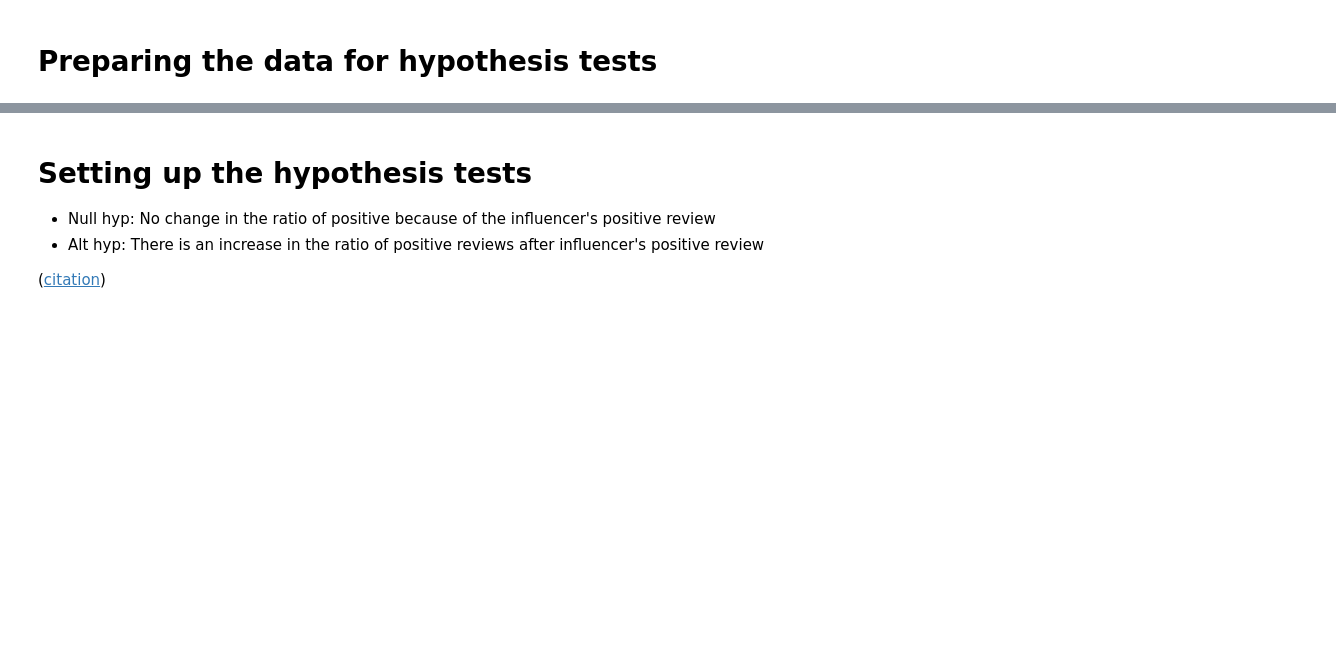
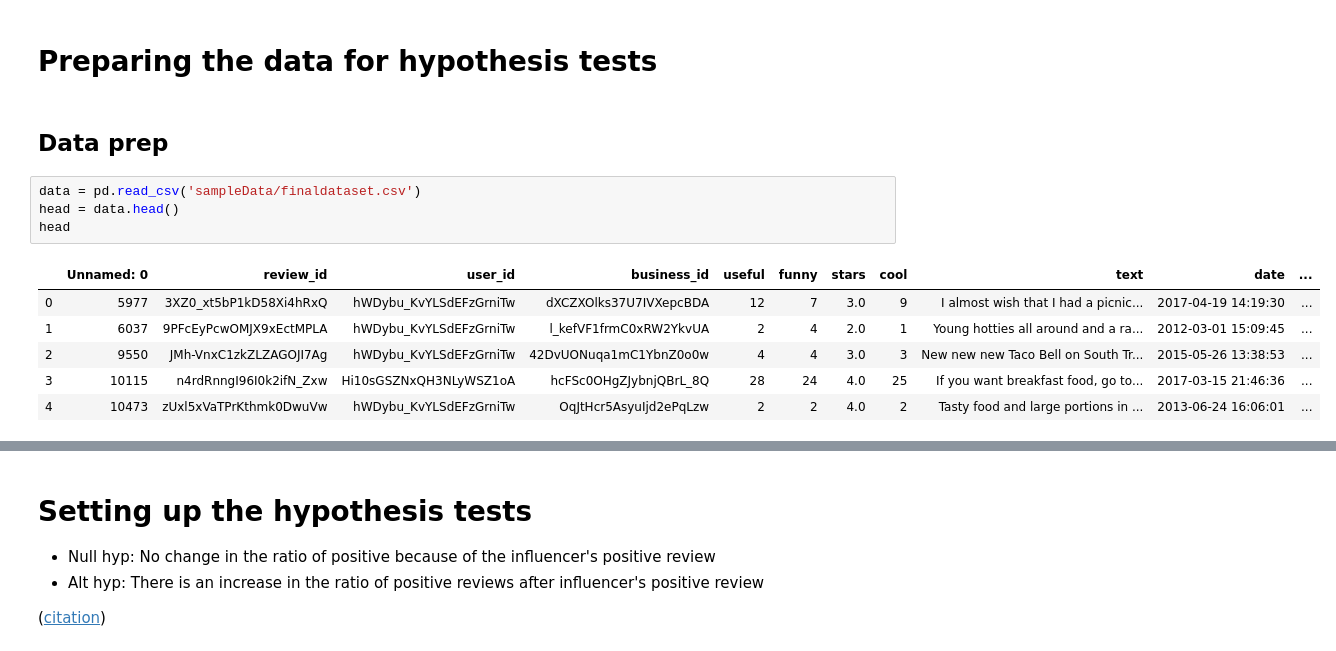
Before and after one commit to darrishabh/cz4032-datamining, a Jupyter notebook: hypothesis.ipynb, the cells around one changed output, grey strips where cells are left out. Drawn from its saved outputs; the diff is of its cells as text; blank space fills up the shorter version.

```diff
--- a/hypothesis.ipynb
+++ b/hypothesis.ipynb
@@ -4,2 +11,15 @@ import numpy as np
 # %% [markdown]
 # Preparing the data for hypothesis tests
+# %% [markdown]
+## Data prep
+# %%
+data = pd.read_csv('sampleData/finaldataset.csv')
+head = data.head()
+head
+# %% [output]
+|  | Unnamed: 0 | review_id | user_id | business_id | useful | funny | stars | cool | text | date | ... |
+| 0 | 5977 | 3XZ0_xt5bP1kD58Xi4hRxQ | hWDybu_KvYLSdEFzGrniTw | dXCZXOlks37U7IVXepcBDA | 12 | 7 | 3.0 | 9 | I almost wish that I had a picnic... | 2017-04-19 14:19:30 | ... |
+| 1 | 6037 | 9PFcEyPcwOMJX9xEctMPLA | hWDybu_KvYLSdEFzGrniTw | l_kefVF1frmC0xRW2YkvUA | 2 | 4 | 2.0 | 1 | Young hotties all around and a ra... | 2012-03-01 15:09:45 | ... |
+| 2 | 9550 | JMh-VnxC1zkZLZAGOJI7Ag | hWDybu_KvYLSdEFzGrniTw | 42DvUONuqa1mC1YbnZ0o0w | 4 | 4 | 3.0 | 3 | New new new Taco Bell on South Tr... | 2015-05-26 13:38:53 | ... |
+| 3 | 10115 | n4rdRnngI96I0k2ifN_Zxw | Hi10sGSZNxQH3NLyWSZ1oA | hcFSc0OHgZJybnjQBrL_8Q | 28 | 24 | 4.0 | 25 | If you want breakfast food, go to... | 2017-03-15 21:46:36 | ... |
+| 4 | 10473 | zUxl5xVaTPrKthmk0DwuVw | hWDybu_KvYLSdEFzGrniTw | OqJtHcr5AsyuIjd2ePqLzw | 2 | 2 | 4.0 | 2 | Tasty food and large portions in ... | 2013-06-24 16:06:01 | ... |
```
Also changed, not shown: parts of 5 cells of this notebook, 2 other files.
